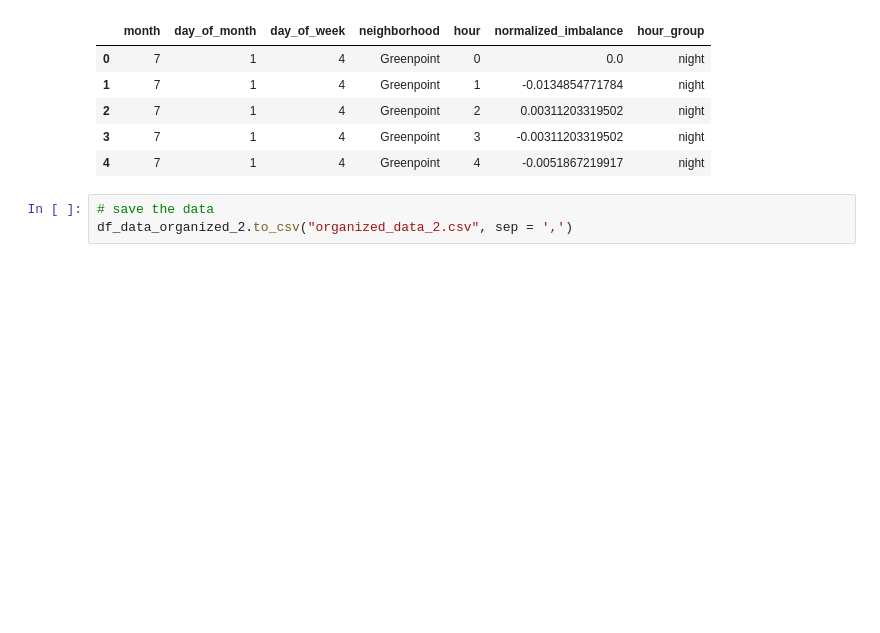
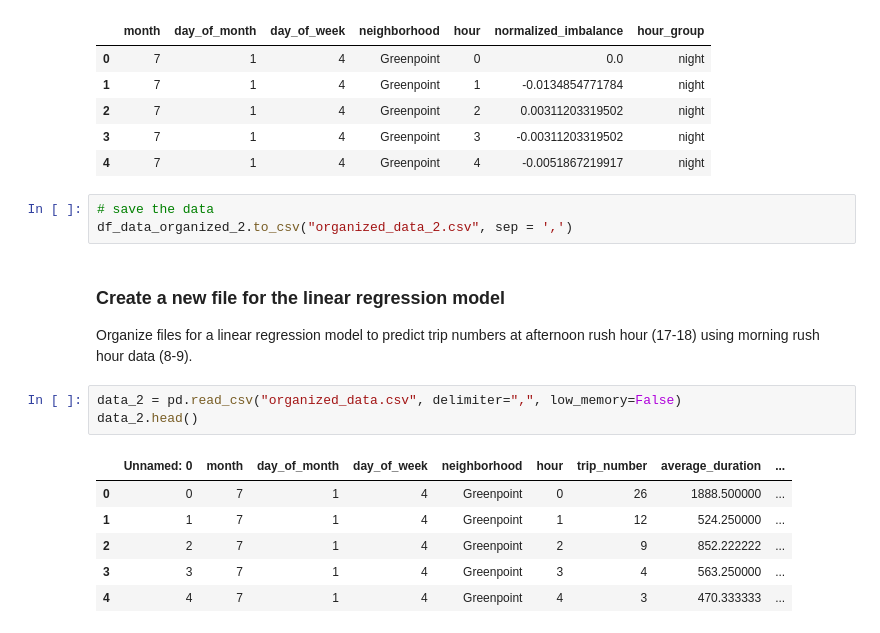
Before and after one commit to JY2014/Citi_BikeShare, a Jupyter notebook: Data Cleaning.ipynb, the cells around one changed output. Saved outputs shown, nothing was run; the diff lists cells and outputs as text; blank space fills up the shorter version.

Commit message:
including data for linear regression

```diff
--- a/Data Cleaning.ipynb
+++ b/Data Cleaning.ipynb
@@ -423,3 +423,16 @@ df_data_organized_2.head()
 # %%
 # save the data
 df_data_organized_2.to_csv("organized_data_2.csv", sep = ',')
+# %% [markdown]
+### Create a new file for the linear regression model ###
+Organize files for a linear regression model to predict trip numbers at afternoon rush hour (17-18) using morning rush hour data (8-9).
+# %%
+data_2 = pd.read_csv("organized_data.csv", delimiter=",", low_memory=False)
+data_2.head()
+# %% [output]
+|  | Unnamed: 0 | month | day_of_month | day_of_week | neighborhood | hour | trip_number | average_duration | ... |
+| 0 | 0 | 7 | 1 | 4 | Greenpoint | 0 | 26 | 1888.500000 | ... |
+| 1 | 1 | 7 | 1 | 4 | Greenpoint | 1 | 12 | 524.250000 | ... |
+| 2 | 2 | 7 | 1 | 4 | Greenpoint | 2 | 9 | 852.222222 | ... |
+| 3 | 3 | 7 | 1 | 4 | Greenpoint | 3 | 4 | 563.250000 | ... |
+| 4 | 4 | 7 | 1 | 4 | Greenpoint | 4 | 3 | 470.333333 | ... |
```
Also changed, not shown: parts of 3 cells of this notebook.
